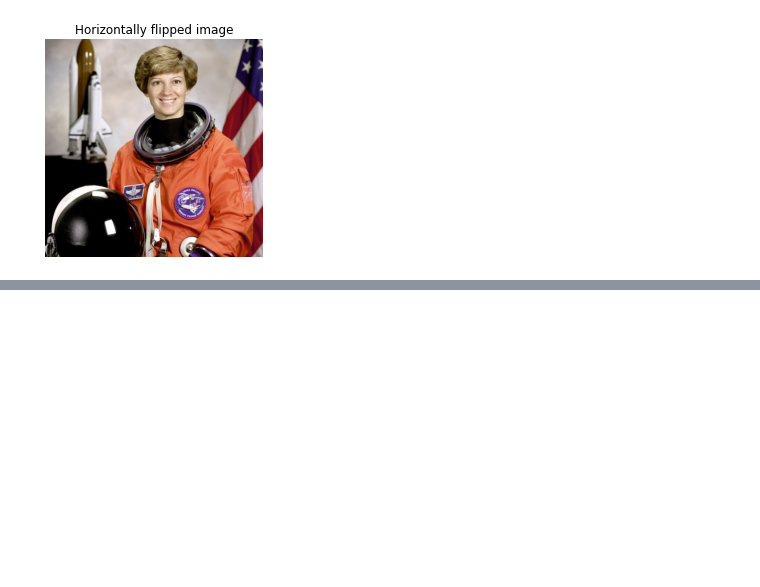
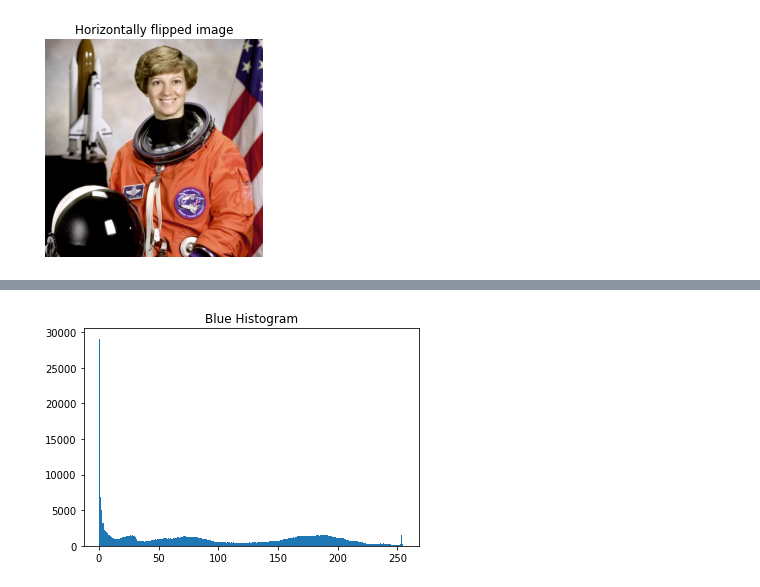
Before and after one commit to MohebZandi/Comupter_Vision, a Jupyter notebook: Image_processing_Data_Camp_1.ipynb, the cells around one changed output, grey strips where cells are left out. Cells and saved outputs as stored; diff of their text form; code cells hidden in the pictures; blank space fills up the shorter version.

```diff
--- a/Image_processing_Data_Camp_1.ipynb
+++ b/Image_processing_Data_Camp_1.ipynb
@@ -118,0 +128,7 @@ show_image(horizontally_flipped, 'Horizontally flipped image')
+# %%
+blue = image1[:, :, 2]
+plt.hist(blue.ravel(), bins=256)
+plt.title('Blue Histogram')
+plt.show()
+# %% [output]
+[figure, added]
```
Also changed, not shown: parts of 9 cells of this notebook.
